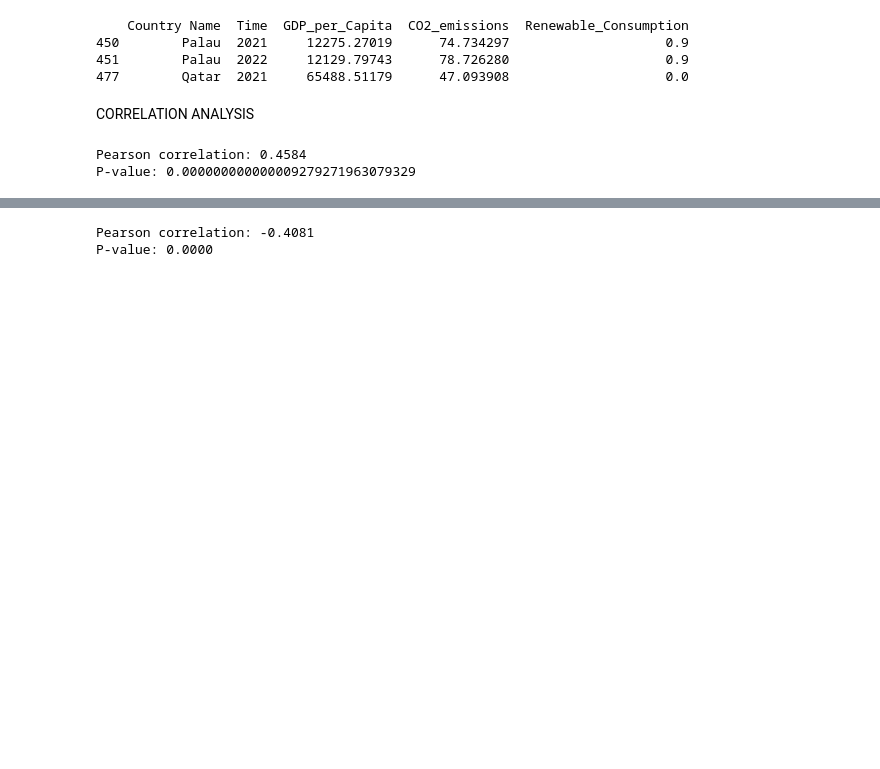
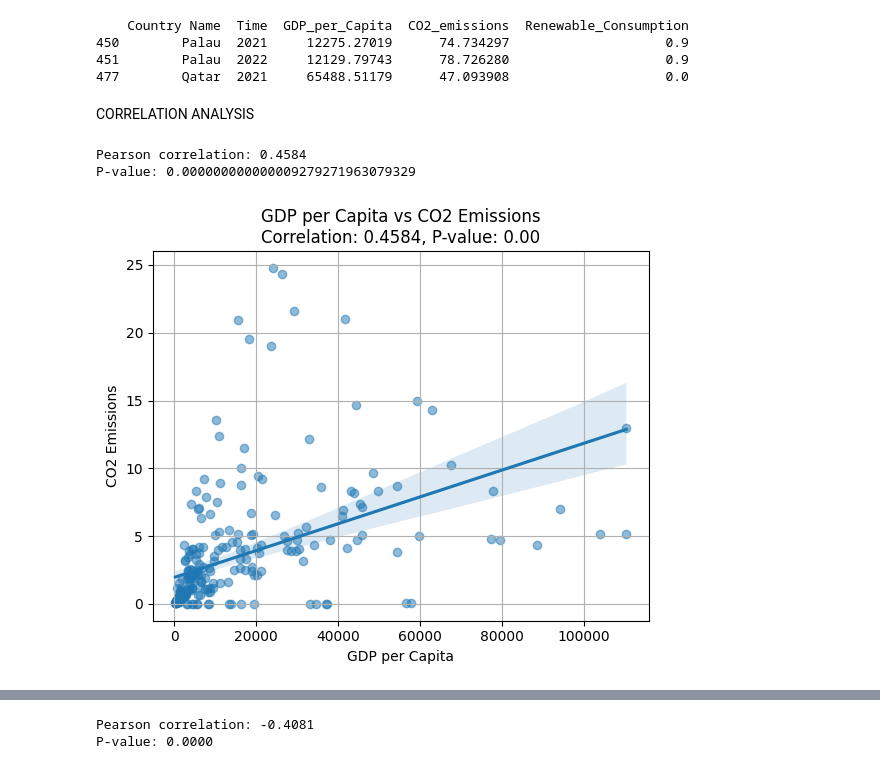
Before and after one commit to CSUN-MS-BANA/culminating-project-group-2, a Jupyter notebook: WEEK 7/GDP_CO2.ipynb, the cells around one changed output, grey strips where cells are left out. Saved outputs shown, nothing was run; the diff lists cells and outputs as text; code cells hidden in the pictures; blank space fills up the shorter version.

Commit message:
update visualizations

```diff
--- a/WEEK 7/GDP_CO2.ipynb
+++ b/WEEK 7/GDP_CO2.ipynb
@@ -74,12 +74,21 @@ co2 = df["CO2_emissions"]
 # %%
 # Find the correlation between GDP per Capita and CO2 emissions
 
 corr, p_value = pearsonr(gdp, co2)
 print(f"Pearson correlation: {corr:.4f}")
 print(f"P-value: {p_value:.30f}")
+
+# Scatter plot with regression line
+sns.regplot(x=gdp, y=co2, scatter_kws={'alpha':0.5})
+plt.title(f'GDP per Capita vs CO2 Emissions\nCorrelation: {corr:.4f}, P-value: {p_value:.2f}')
+plt.xlabel('GDP per Capita')
+plt.ylabel('CO2 Emissions')
+plt.grid(True)
+plt.show()
 # %% [output]
 Pearson correlation: 0.4584
 P-value: 0.000000000000009279271963079329
+[figure, added]
 # %%
 # Find correlation between GDP per Capita and Renewable Consumption
 
```
Also changed, not shown: parts of 1 cell of this notebook.
